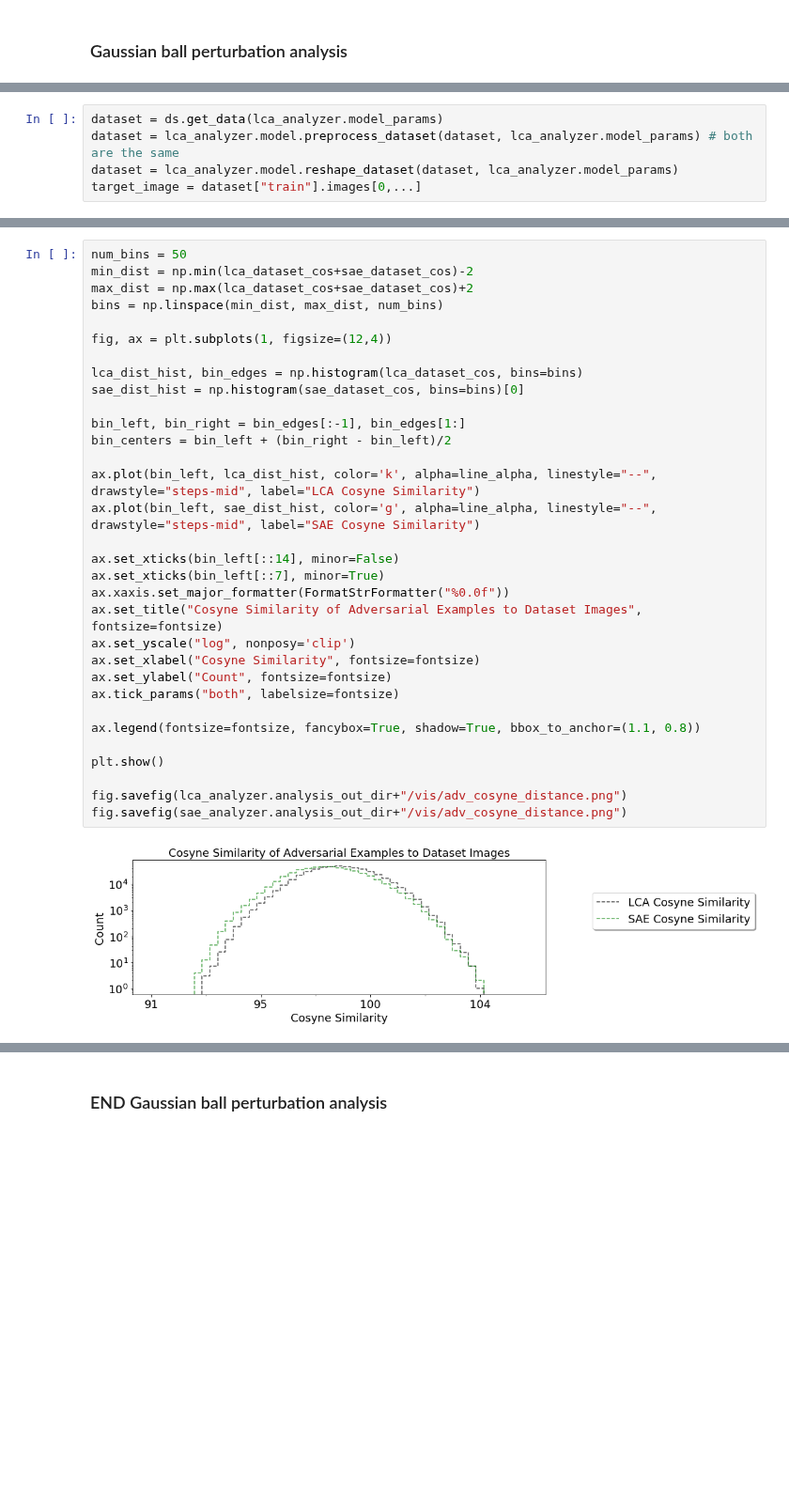
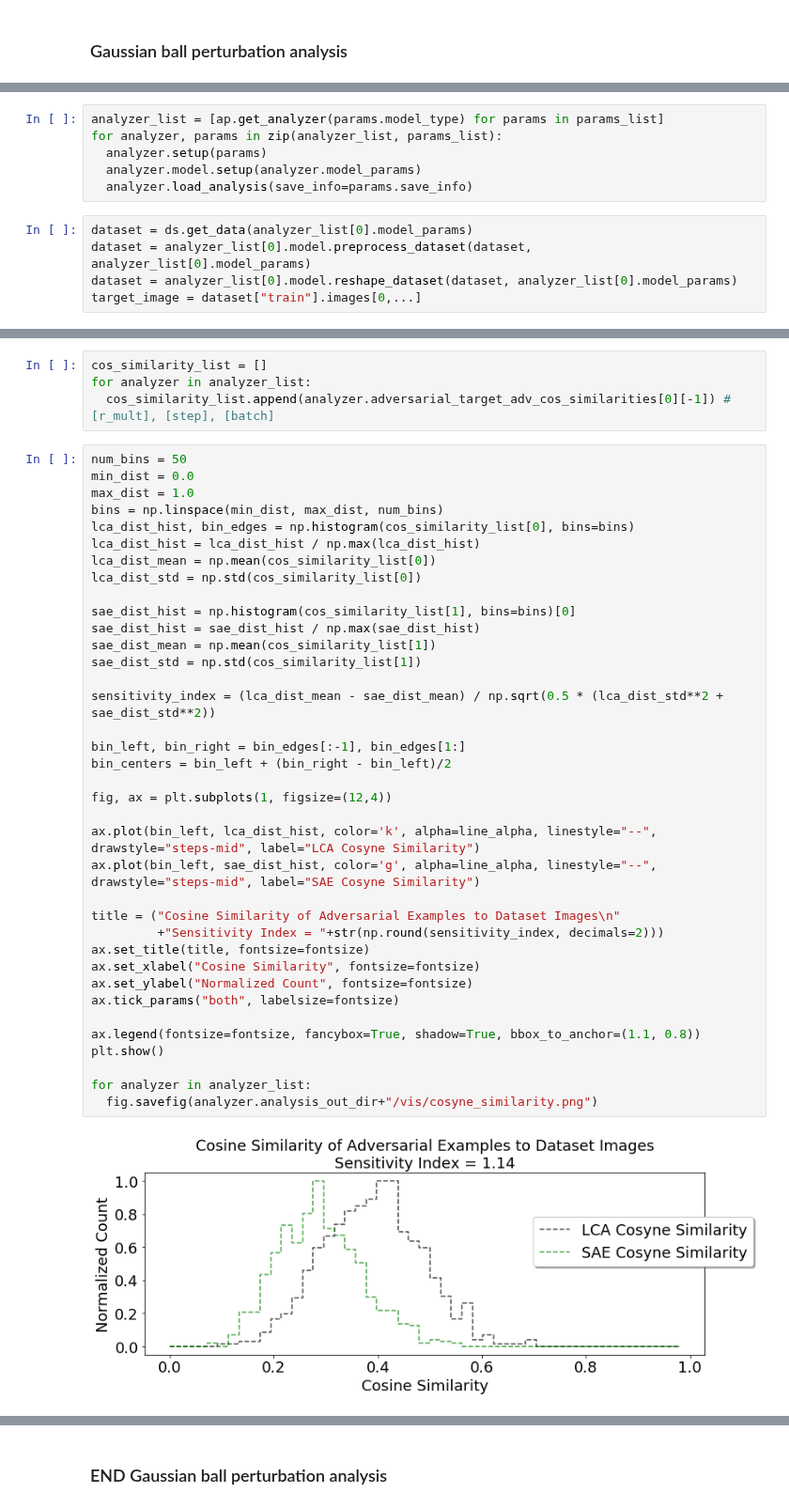
Before and after one commit to dpaiton/DeepSparseCoding, a Jupyter notebook: vis_iso_contours.ipynb, the cells around one changed output, grey strips where cells are left out. Shown at 94% size. Cells and saved outputs as stored; diff of their text form; blank space fills up the shorter version.

Commit message:
new cosyne similarity analysis

```diff
--- a/vis_iso_contours.ipynb
+++ b/vis_iso_contours.ipynb
@@ -72,7 +54,13 @@ sae_analyzer.load_analysis(save_info=sae_analysis_params.save_info)
+# %%
+analyzer_list = [ap.get_analyzer(params.model_type) for params in params_list]
+for analyzer, params in zip(analyzer_list, params_list):
+  analyzer.setup(params)
+  analyzer.model.setup(analyzer.model_params)
+  analyzer.load_analysis(save_info=params.save_info)
 # %%
-dataset = ds.get_data(lca_analyzer.model_params)
-dataset = lca_analyzer.model.preprocess_dataset(dataset, lca_analyzer.model_params) # both are the same
-dataset = lca_analyzer.model.reshape_dataset(dataset, lca_analyzer.model_params)
+dataset = ds.get_data(analyzer_list[0].model_params)
+dataset = analyzer_list[0].model.preprocess_dataset(dataset, analyzer_list[0].model_params)
+dataset = analyzer_list[0].model.reshape_dataset(dataset, analyzer_list[0].model_params)
 target_image = dataset["train"].images[0,...]
 # %% [output]
 Preprocessing: Normalized train data with maximum
@@ -331,34 +229,43 @@ for sae_image_id in range(num_lca_adv_images, num_lca_adv_images+num_sae_adv_ima
+# %%
+cos_similarity_list = []
+for analyzer in analyzer_list:
+  cos_similarity_list.append(analyzer.adversarial_target_adv_cos_similarities[0][-1]) #[r_mult], [step], [batch]
 # %%
 num_bins = 50
-min_dist = np.min(lca_dataset_cos+sae_dataset_cos)-2
-max_dist = np.max(lca_dataset_cos+sae_dataset_cos)+2
+min_dist = 0.0
+max_dist = 1.0
 bins = np.linspace(min_dist, max_dist, num_bins)
+lca_dist_hist, bin_edges = np.histogram(cos_similarity_list[0], bins=bins)
+lca_dist_hist = lca_dist_hist / np.max(lca_dist_hist)
+lca_dist_mean = np.mean(cos_similarity_list[0])
+lca_dist_std = np.std(cos_similarity_list[0])
 
-fig, ax = plt.subplots(1, figsize=(12,4))
+sae_dist_hist = np.histogram(cos_similarity_list[1], bins=bins)[0]
+sae_dist_hist = sae_dist_hist / np.max(sae_dist_hist)
+sae_dist_mean = np.mean(cos_similarity_list[1])
+sae_dist_std = np.std(cos_similarity_list[1])
 
-lca_dist_hist, bin_edges = np.histogram(lca_dataset_cos, bins=bins)
-sae_dist_hist = np.histogram(sae_dataset_cos, bins=bins)[0]
+sensitivity_index = (lca_dist_mean - sae_dist_mean) / np.sqrt(0.5 * (lca_dist_std**2 + sae_dist_std**2))
 
 bin_left, bin_right = bin_edges[:-1], bin_edges[1:]
 bin_centers = bin_left + (bin_right - bin_left)/2
 
+fig, ax = plt.subplots(1, figsize=(12,4))
+
 ax.plot(bin_left, lca_dist_hist, color='k', alpha=line_alpha, linestyle="--", drawstyle="steps-mid", label="LCA Cosyne Similarity")
 ax.plot(bin_left, sae_dist_hist, color='g', alpha=line_alpha, linestyle="--", drawstyle="steps-mid", label="SAE Cosyne Similarity")
 
-ax.set_xticks(bin_left[::14], minor=False)
-ax.set_xticks(bin_left[::7], minor=True)
-ax.xaxis.set_major_formatter(FormatStrFormatter("%0.0f"))
-ax.set_title("Cosyne Similarity of Adversarial Examples to Dataset Images", fontsize=fontsize)
-ax.set_yscale("log", nonposy='clip')
-ax.set_xlabel("Cosyne Similarity", fontsize=fontsize)
-ax.set_ylabel("Count", fontsize=fontsize)
+title = ("Cosine Similarity of Adversarial Examples to Dataset Images\n"
+         +"Sensitivity Index = "+str(np.round(sensitivity_index, decimals=2)))
+ax.set_title(title, fontsize=fontsize)
+ax.set_xlabel("Cosine Similarity", fontsize=fontsize)
+ax.set_ylabel("Normalized Count", fontsize=fontsize)
 ax.tick_params("both", labelsize=fontsize)
 
 ax.legend(fontsize=fontsize, fancybox=True, shadow=True, bbox_to_anchor=(1.1, 0.8))
-
 plt.show()
 
-fig.savefig(lca_analyzer.analysis_out_dir+"/vis/adv_cosyne_distance.png")
-fig.savefig(sae_analyzer.analysis_out_dir+"/vis/adv_cosyne_distance.png")
+for analyzer in analyzer_list:
+  fig.savefig(analyzer.analysis_out_dir+"/vis/cosyne_similarity.png")
 # %% [output]
-[figure, old version]
+[figure, new version]
```
Also changed, not shown: parts of 18 cells of this notebook.
